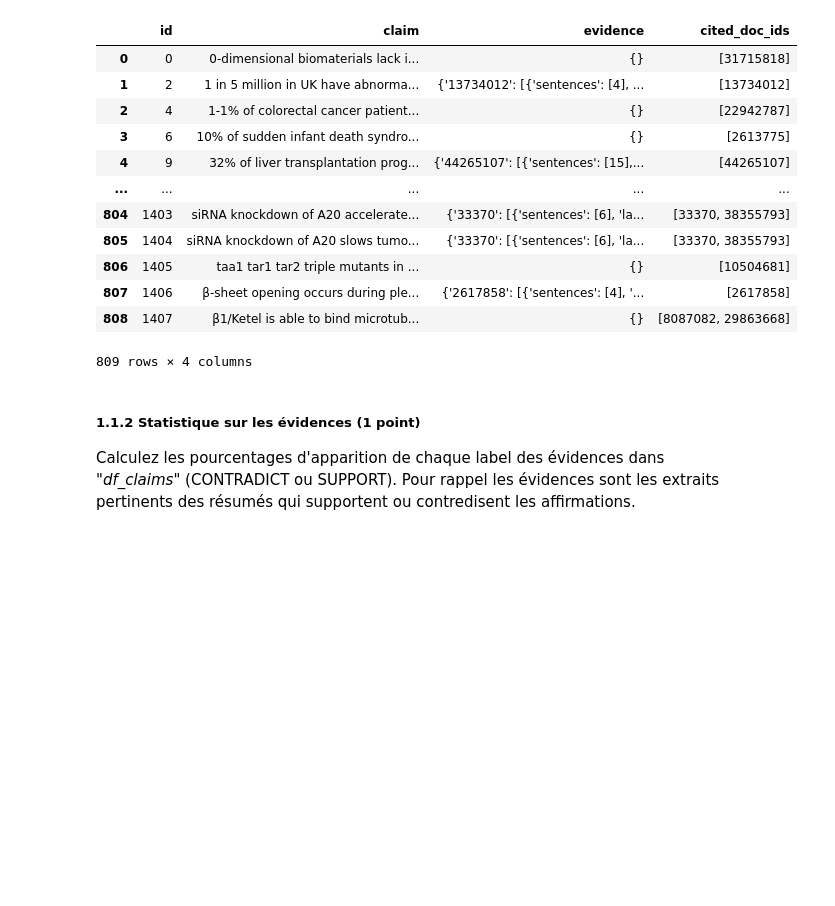
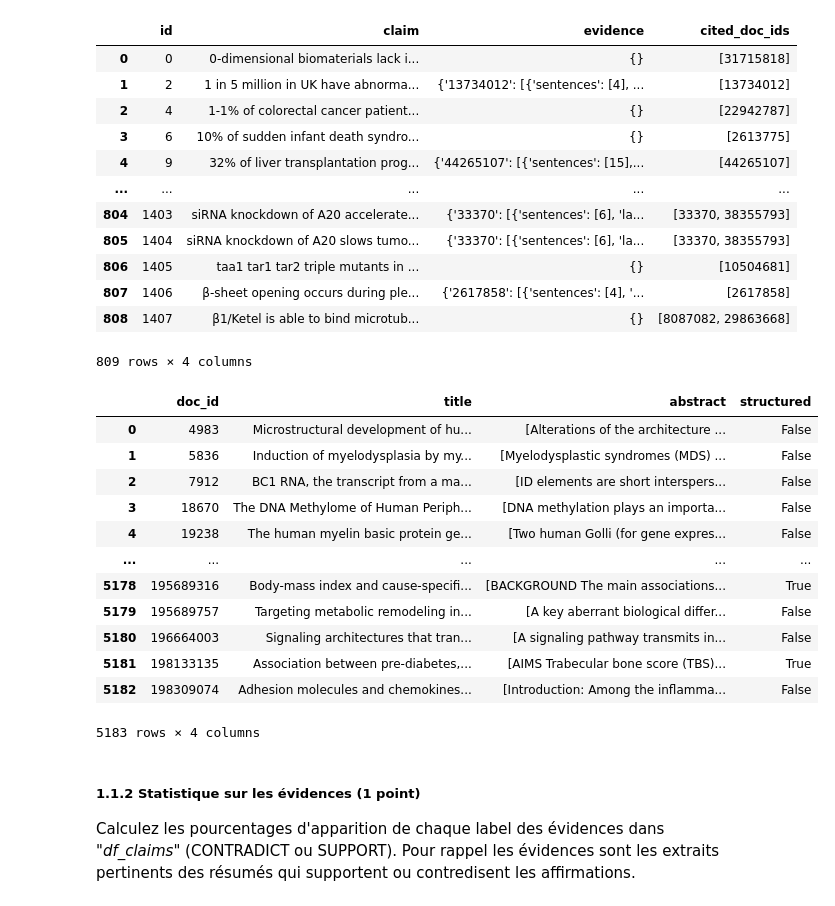
Before and after one commit to Kay1San/NLP-Labs, a Jupyter notebook: TP1/TP1/INF8460_A24_TP1_Enonce.ipynb, the cells around one changed output. Cells and saved outputs as stored; diff of their text form; code cells hidden in the pictures; blank space fills up the shorter version.

```diff
--- a/TP1/TP1/INF8460_A24_TP1_Enonce.ipynb
+++ b/TP1/TP1/INF8460_A24_TP1_Enonce.ipynb
@@ -146,6 +146,22 @@ df_claims
 | 807 | 1406 | β-sheet opening occurs during ple... | {'2617858': [{'sentences': [4], '... | [2617858] |
 | 808 | 1407 | β1/Ketel is able to bind microtub... | {} | [8087082, 29863668] |
 809 rows × 4 columns
+# %%
+df_corpus
+# %% [output]
+|  | doc_id | title | abstract | structured |
+| 0 | 4983 | Microstructural development of hu... | [Alterations of the architecture ... | False |
+| 1 | 5836 | Induction of myelodysplasia by my... | [Myelodysplastic syndromes (MDS) ... | False |
+| 2 | 7912 | BC1 RNA, the transcript from a ma... | [ID elements are short interspers... | False |
+| 3 | 18670 | The DNA Methylome of Human Periph... | [DNA methylation plays an importa... | False |
+| 4 | 19238 | The human myelin basic protein ge... | [Two human Golli (for gene expres... | False |
+| ... | ... | ... | ... | ... |
+| 5178 | 195689316 | Body-mass index and cause-specifi... | [BACKGROUND The main associations... | True |
+| 5179 | 195689757 | Targeting metabolic remodeling in... | [A key aberrant biological differ... | False |
+| 5180 | 196664003 | Signaling architectures that tran... | [A signaling pathway transmits in... | False |
+| 5181 | 198133135 | Association between pre-diabetes,... | [AIMS Trabecular bone score (TBS)... | True |
+| 5182 | 198309074 | Adhesion molecules and chemokines... | [Introduction: Among the inflamma... | False |
+5183 rows × 4 columns
 # %% [markdown]
 ##### 1.1.2 Statistique sur les évidences (1 point)
 
```
Also changed, not shown: parts of 24 cells of this notebook, 3 other files.
